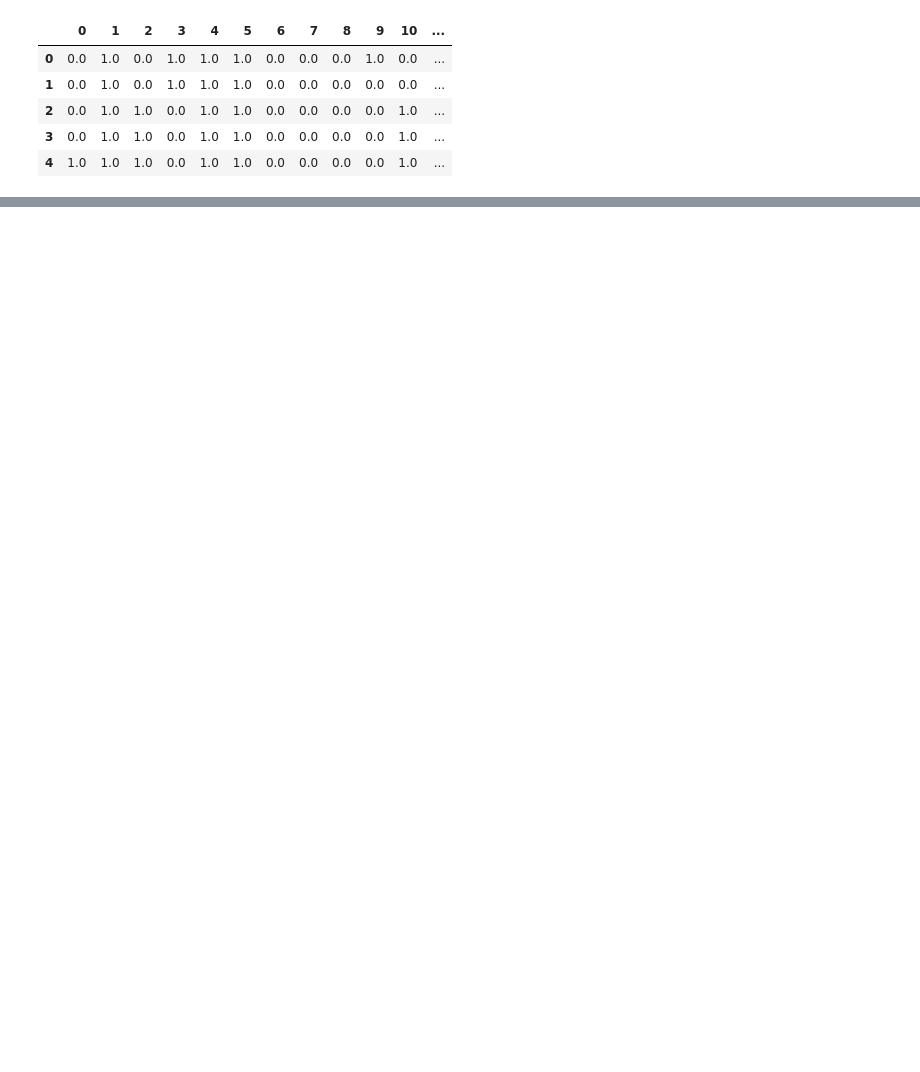
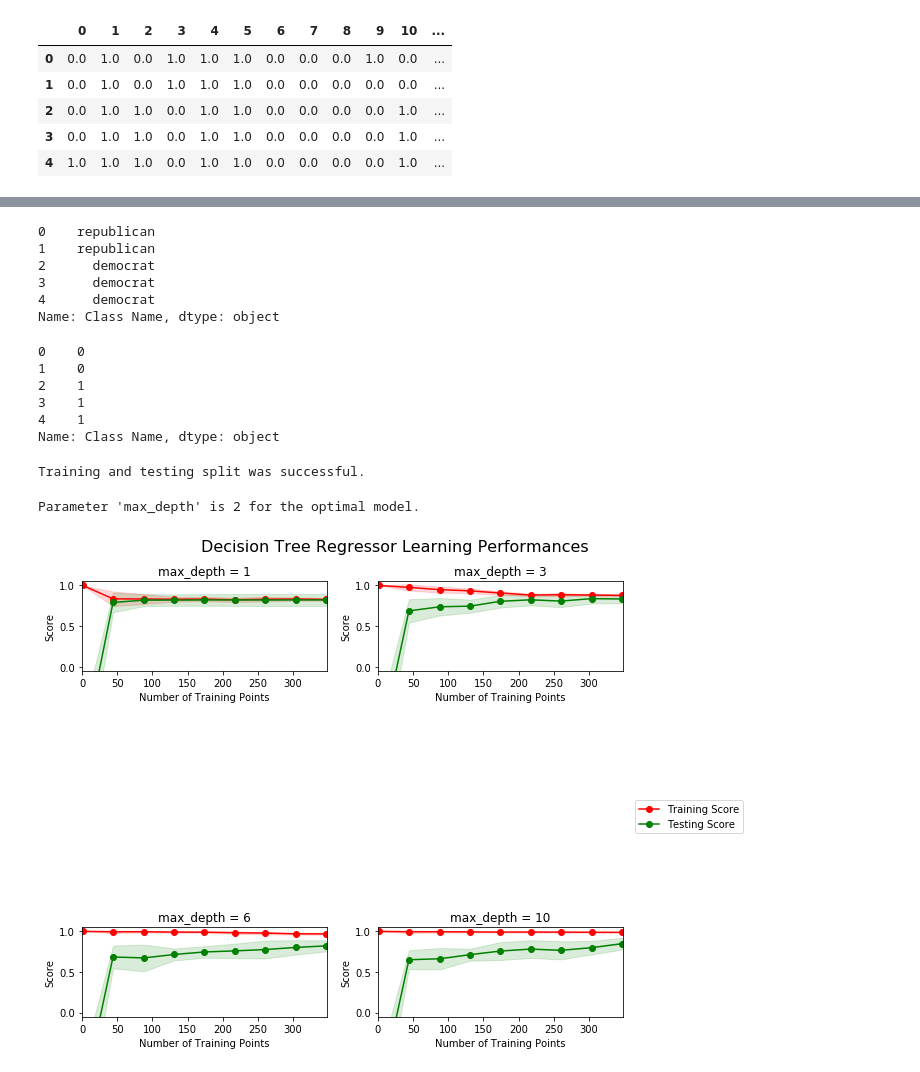
Before and after one commit to arslanali0029/Predicting_US_Congressmen_Using_Decision_Tree, a Jupyter notebook: Decision_Tree.ipynb, the cells around one changed output, grey strips where cells are left out. Cells and saved outputs as stored; diff of their text form; code cells hidden in the pictures; blank space fills up the shorter version.

```diff
--- a/Decision_Tree.ipynb
+++ b/Decision_Tree.ipynb
@@ -9,6 +10,7 @@ import numpy as np
 #  Loading Data
 # %%
 DataSet = pd.read_csv('house-votes-84.csv')
+US_Parties = DataSet['Class Name']
 features = DataSet.drop('Class Name', axis = 1)
 column , row = features.shape
 DataSet.head()
@@ -96,0 +106,36 @@ df_features.head()
+# %%
+Parties = US_Parties
+Parties.head()
+# %% [output]
+0    republican
+1    republican
+2      democrat
+3      democrat
+4      democrat
+Name: Class Name, dtype: object
+# %%
+for i in range(column):
+    if(Parties[i]=='republican'):
+        Parties[i] = 0
+    else:
+        Parties[i] = 1
+Parties.head()
+# %% [output]
+0    0
+1    0
+2    1
+3    1
+4    1
+Name: Class Name, dtype: object
+# %%
+# TODO: Import 'train_test_split'
+from sklearn.model_selection import train_test_split
+
+
+# TODO: Shuffle and split the data into training and testing subsets
+X_train, X_test, y_train, y_test = train_test_split(df_features, Parties, test_size=0.20, shuffle=True, random_state=42)
+
+# Success
+print("Training and testing split was successful.")
+# %% [output]
+Training and testing split was successful.
@@ -96,0 +189,14 @@ df_features.head()
+# %%
+# Fit the training data to the model using grid search
+reg = fit_model(X_train, y_train)
+
+# Produce the value for 'max_depth'
+print("Parameter 'max_depth' is {} for the optimal model.".format(reg.get_params()['max_depth']))
+# %% [output]
+Parameter 'max_depth' is 2 for the optimal model.
+# %%
+# Produce learning curves for varying training set sizes and maximum depths
+
+vs.ModelLearning(features, Parties)
+# %% [output]
+[figure, added]
```
Also changed, not shown: parts of 10 cells of this notebook, 1 other file.
